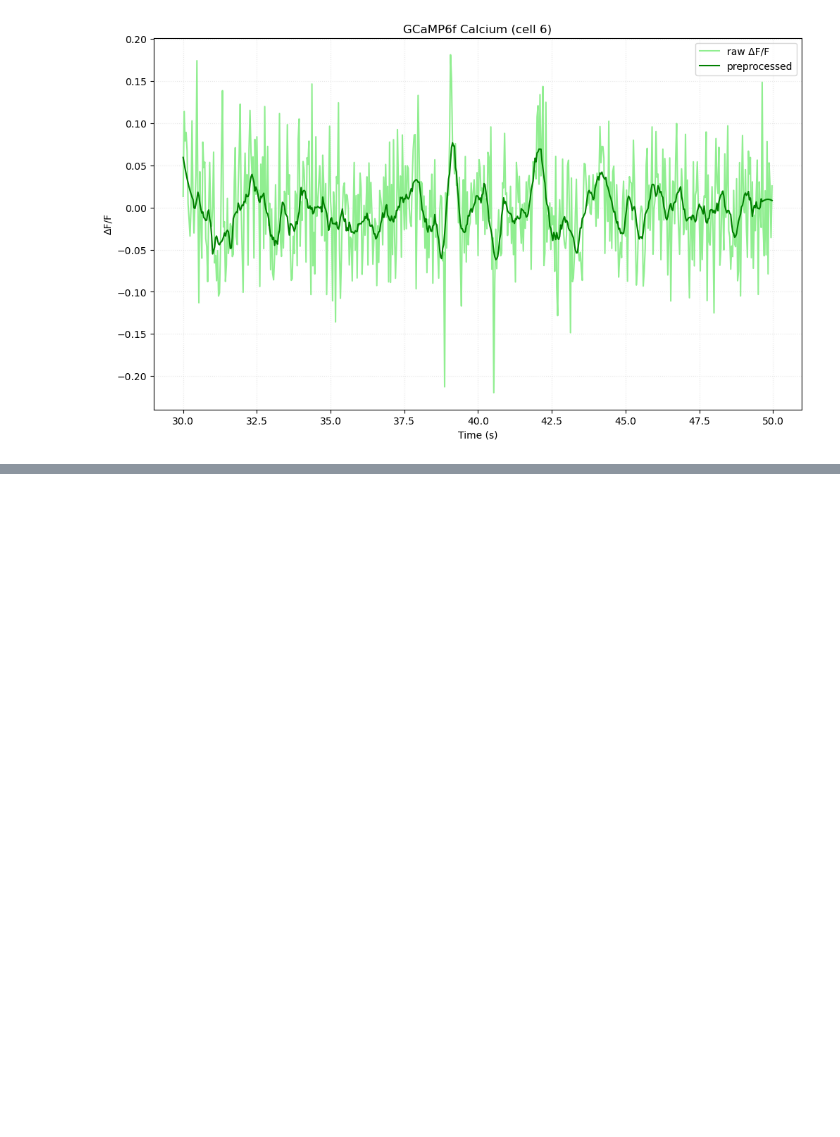
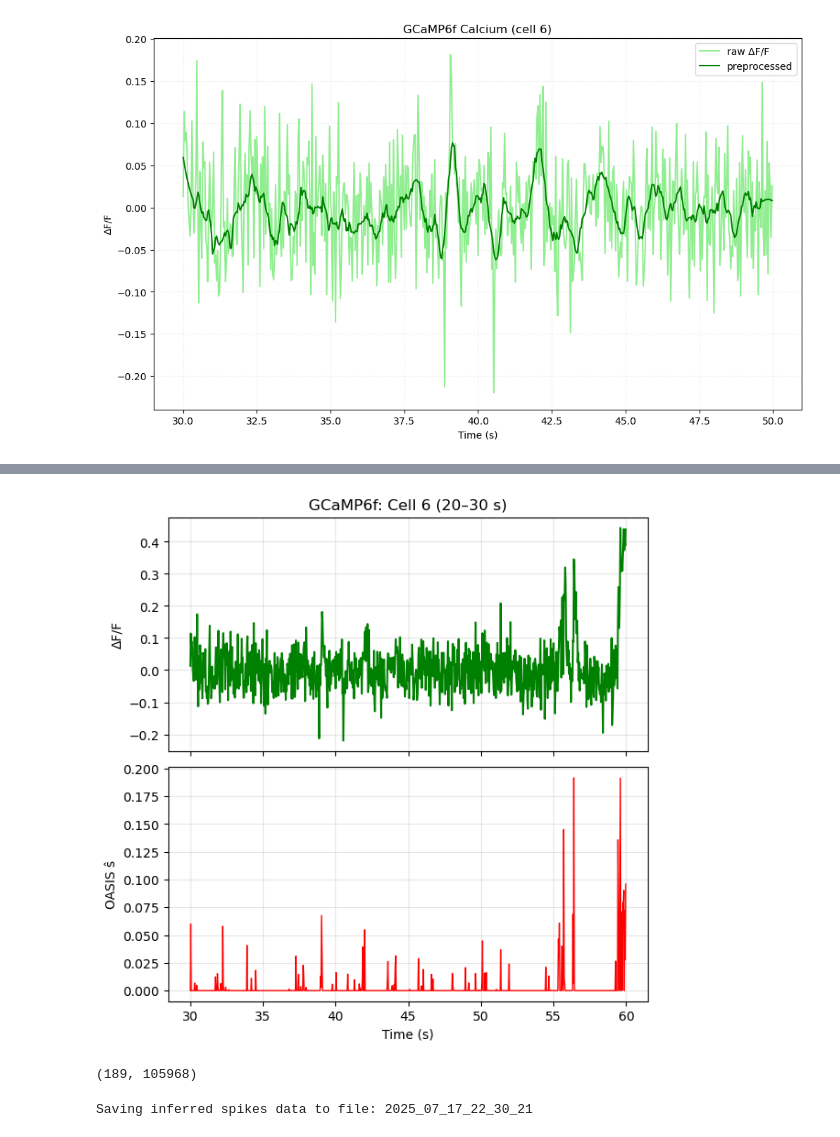
Before and after one commit to ak-andreas/nds-final-project-summer25, a Jupyter notebook: 01-preprocessing_redo.ipynb, the cells around one changed output, grey strips where cells are left out. Drawn from its saved outputs; the diff is of its cells as text; code cells hidden in the pictures; blank space fills up the shorter version.

```diff
--- a/01-preprocessing_redo.ipynb
+++ b/01-preprocessing_redo.ipynb
@@ -81,0 +118,33 @@ axs.grid(alpha=0.3, linestyle=":")
+# %%
+import oasis.functions
+
+# Define a simple Oasis wrapper
+def run_oasis(trace, penalty=1.0):
+    _, s, _, _, _ = oasis.functions.deconvolve(trace, penalty=penalty, optimize_g=False)
+    return s
+
+time, gcamp_cal_seg = neuron_signal_segment(6, 30, 60, sampling_rate)
+
+# Parameters and indices
+fs = sampling_rate  # Sampling rate after down-sampling (Hz)
+
+c_oasis_gcamp_cal_seg, s_oasis_gcamp_cal_seg, *_ = oasis.functions.deconvolve(
+    gcamp_cal_seg, penalty=1.0, optimize_g=False
+)
+
+# Plot GCaMP6f results (3×1)
+fig, axs = plt.subplots(2, 1, figsize=(6, 6), sharex=True, constrained_layout=True)
+axs[0].plot(time, gcamp_cal_seg, color="green")
+axs[0].set_ylabel("ΔF/F")
+axs[0].set_title("GCaMP6f: Cell 6 (20–30 s)")
+
+# ← same change here
+axs[1].plot(time, s_oasis_gcamp_cal_seg, color="red", linewidth=1)
+axs[1].set_ylabel("OASIS ŝ")
+axs[1].set_xlabel("Time (s)")
+
+for ax in axs:
+    ax.grid(alpha=0.3)
+plt.show()
+# %% [output]
+[figure, added]
@@ -81,0 +167,23 @@ axs.grid(alpha=0.3, linestyle=":")
+# %%
+oasis_results.shape
+# %% [output]
+(189, 105968)
+# %%
+# Save the oasis processed data to file in preproceesing direcotry under name space "aakarsh" as a npz
+# file with the current and timestamp.
+from datetime import datetime
+name = "aakarsh"  # Change this to your namespace if needed
+output_dir = f'./data/{name}/preprocessed/'
+run_date_prefix_current_time = datetime.now().strftime('%Y_%m_%d_%H_%M_%S')
+print(f"Saving inferred spikes data to file: {run_date_prefix_current_time}")
+output_filename = f'{output_dir}/oasis_preprocessed_recordings_{run_date_prefix_current_time}.npz'
+
+np.savez_compressed(
+    output_filename,
+    processed_neuron_signal=oasis_results,
+    sampling_frequency=sampling_rate,
+    time_vector=time,
+    dff_clean=data['dff'] # Good practice to save the source data too
+)
+# %% [output]
+Saving inferred spikes data to file: 2025_07_17_22_30_21
```
Also changed, not shown: parts of 3 cells of this notebook, 1 other file.
